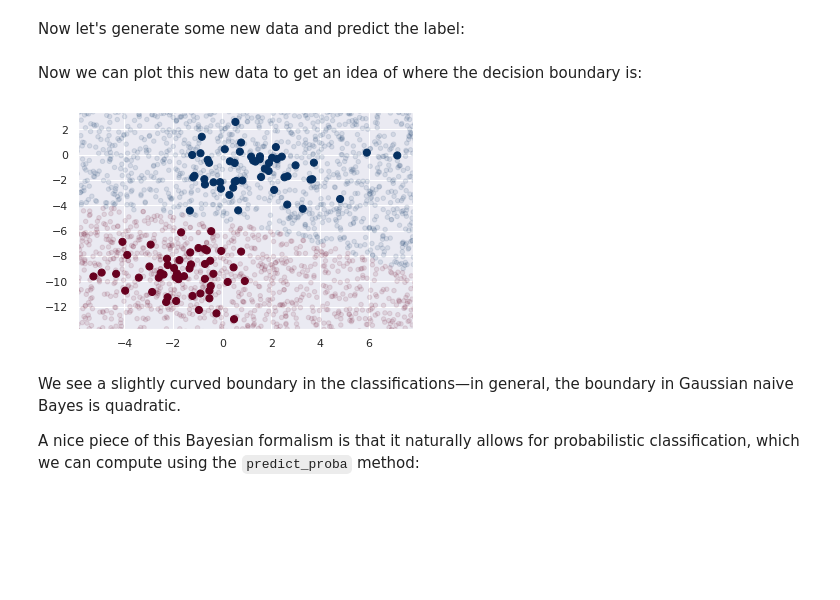
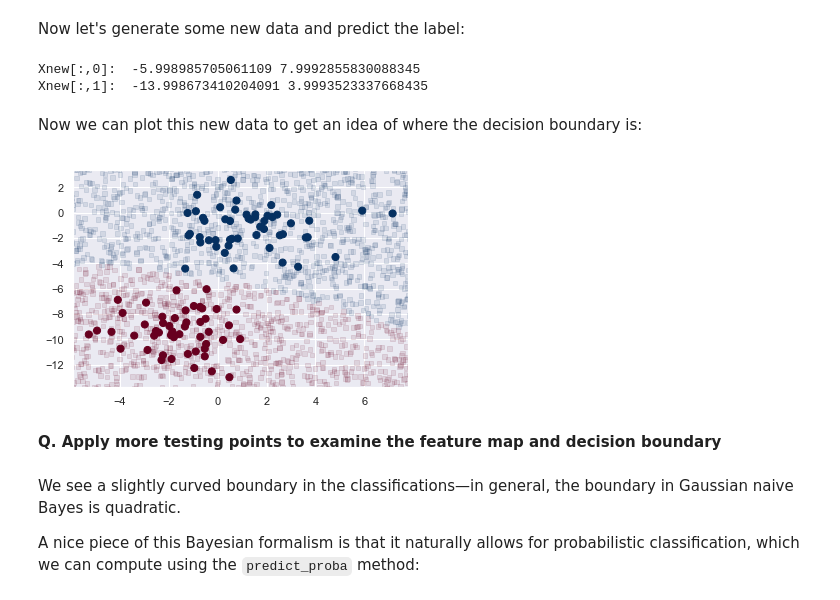
Before and after one commit to yongduek/PythonDataScienceHandbook, a Jupyter notebook: notebooks/05.05-Naive-Bayes.ipynb, the cells around one changed output. Cells and saved outputs as stored; diff of their text form; code cells hidden in the pictures; blank space fills up the shorter version.

```diff
--- a/notebooks/05.05-Naive-Bayes.ipynb
+++ b/notebooks/05.05-Naive-Bayes.ipynb
@@ -49,6 +49,8 @@ We begin with the standard imports:
 # %%
 %matplotlib inline
 import numpy as np
+import matplotlib
+matplotlib.rcParams['figure.figsize'] = (8,6)
 import matplotlib.pyplot as plt
 import seaborn as sns
 sns.set()
@@ -84,17 +90,26 @@ model.fit(X, y);
 Now let's generate some new data and predict the label:
 # %%
 rng = np.random.RandomState(0)
-Xnew = [-6, -14] + [14, 18] * rng.rand(2000, 2)
-ynew = model.predict(Xnew)
+Xnew = [-6, -14] + [14, 18] * rng.rand(2000, 2) # generate 2000x2 feature data for testing
+
+print('Xnew[:,0]: ', Xnew[:,0].min(), Xnew[:,0].max())
+print('Xnew[:,1]: ', Xnew[:,1].min(), Xnew[:,1].max())
+
+ynew = model.predict(Xnew) # predict the label
+# %% [output]
+Xnew[:,0]:  -5.998985705061109 7.9992855830088345
+Xnew[:,1]:  -13.998673410204091 3.9993523337668435
 # %% [markdown]
 Now we can plot this new data to get an idea of where the decision boundary is:
 # %%
 plt.scatter(X[:, 0], X[:, 1], c=y, s=50, cmap='RdBu')
 lim = plt.axis()
-plt.scatter(Xnew[:, 0], Xnew[:, 1], c=ynew, s=20, cmap='RdBu', alpha=0.1)
+plt.scatter(Xnew[:, 0], Xnew[:, 1], c=ynew, s=20, cmap='RdBu', alpha=0.1, marker='s')
 plt.axis(lim);
 # %% [output]
-[figure, old version]
+[figure, new version]
+# %% [markdown]
+**Q. Apply more testing points to examine the feature map and decision boundary**
 # %% [markdown]
 We see a slightly curved boundary in the classifications—in general, the boundary in Gaussian naive Bayes is quadratic.
 
```
Also changed, not shown: parts of 14 cells of this notebook, 2 other files.
